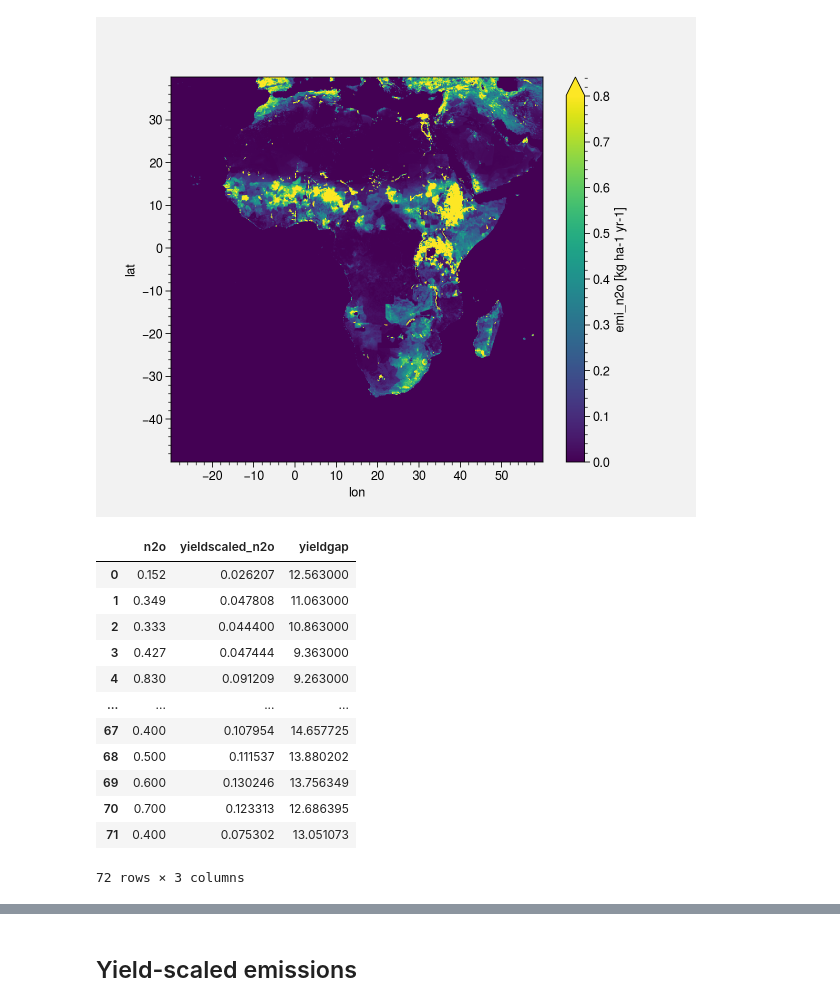
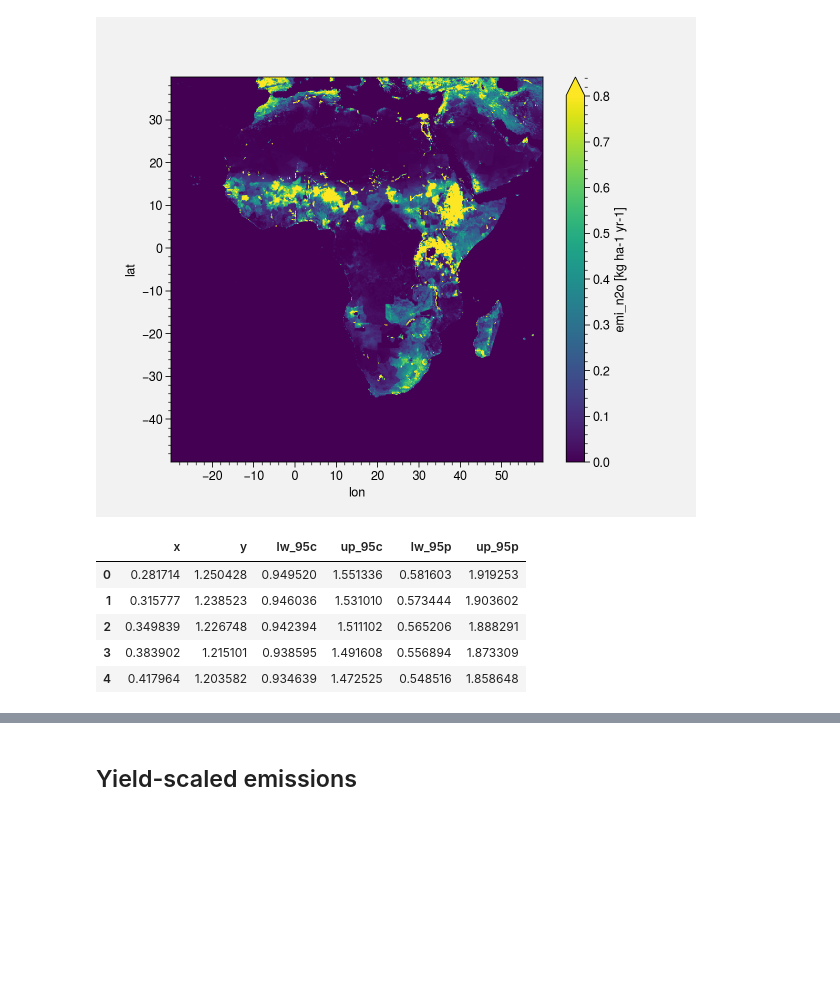
Before and after one commit to cwerner/yieldgap-analysis-africa, a Jupyter notebook: plotting.ipynb, the cells around one changed output, grey strips where cells are left out. Cells and saved outputs as stored; diff of their text form; code cells hidden in the pictures; blank space fills up the shorter version.

Commit message:
add actual confidence and prediction data points, ssa mask and improve plotting

```diff
--- a/plotting.ipynb
+++ b/plotting.ipynb
@@ -90,21 +78,19 @@ ds2.plot(figsize=(6,5), robust=True);
 # %%
-df = pd.read_csv('data/input data.csv')
+# scatter plot data
+df = pd.read_csv('data/input data_seasonal.csv')
 df.columns = ['n2o', 'yieldscaled_n2o', 'yieldgap']
-df
-# %% [output]
-|  | n2o | yieldscaled_n2o | yieldgap |
-| 0 | 0.152 | 0.026207 | 12.563000 |
-| 1 | 0.349 | 0.047808 | 11.063000 |
-| 2 | 0.333 | 0.044400 | 10.863000 |
-| 3 | 0.427 | 0.047444 | 9.363000 |
-| 4 | 0.830 | 0.091209 | 9.263000 |
-| ... | ... | ... | ... |
-| 67 | 0.400 | 0.107954 | 14.657725 |
-| 68 | 0.500 | 0.111537 | 13.880202 |
-| 69 | 0.600 | 0.130246 | 13.756349 |
-| 70 | 0.700 | 0.123313 | 12.686395 |
-| 71 | 0.400 | 0.075302 | 13.051073 |
-72 rows × 3 columns
+# %%
+# confidence band data/ regression model
+df1 = pd.read_csv('data/confidence_bands_yieldgap_cumn2o.csv')
+df2 = pd.read_csv('data/confidence_bands_yieldgap_ysemis.csv')
+df1.head()
+# %% [output]
+|  | x | y | lw_95c | up_95c | lw_95p | up_95p |
+| 0 | 0.281714 | 1.250428 | 0.949520 | 1.551336 | 0.581603 | 1.919253 |
+| 1 | 0.315777 | 1.238523 | 0.946036 | 1.531010 | 0.573444 | 1.903602 |
+| 2 | 0.349839 | 1.226748 | 0.942394 | 1.511102 | 0.565206 | 1.888291 |
+| 3 | 0.383902 | 1.215101 | 0.938595 | 1.491608 | 0.556894 | 1.873309 |
+| 4 | 0.417964 | 1.203582 | 0.934639 | 1.472525 | 0.548516 | 1.858648 |
 # %%
 colors = 'sunset'
 colors_ls = 'marine' #'Purples' #'RdPu'
```
Also changed, not shown: parts of 10 cells of this notebook, 3 other files.
